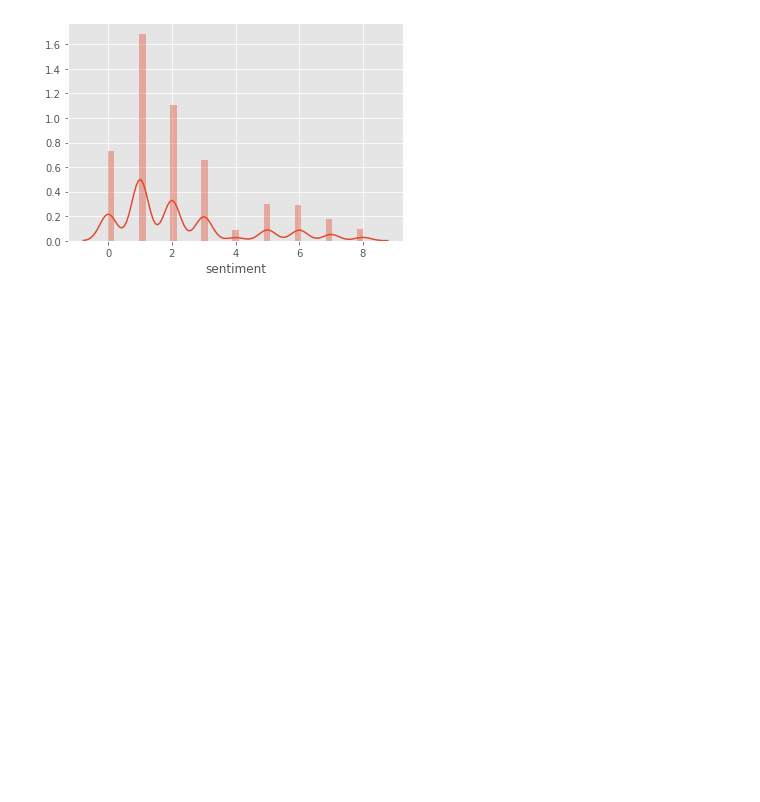
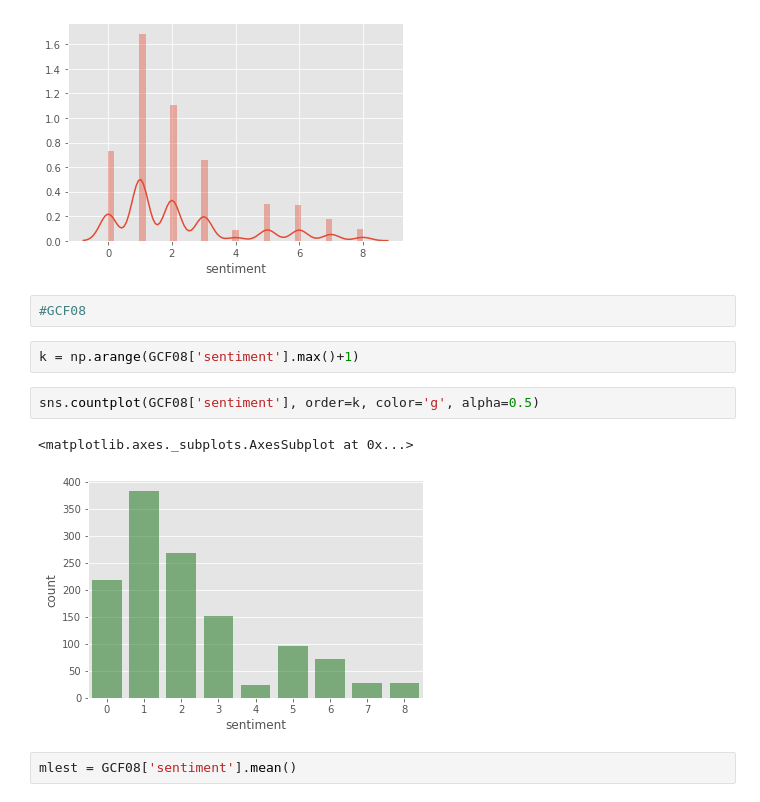
Before and after one commit to UNCG-CSE/Budget_Text_Analysis, a Jupyter notebook: src/EmotionAnalysis/Distribution.ipynb, the cells around one changed output. Cells and saved outputs as stored; diff of their text form; blank space fills up the shorter version.

```diff
--- a/src/EmotionAnalysis/Distribution.ipynb
+++ b/src/EmotionAnalysis/Distribution.ipynb
@@ -174,3 +175,14 @@ sns.distplot(CCE['sentiment'])
 # %% [output]
 <matplotlib.axes._subplots.AxesSubplot at 0x...>
 [figure]
+# %%
+#GCF08
+# %%
+k = np.arange(GCF08['sentiment'].max()+1)
+# %%
+sns.countplot(GCF08['sentiment'], order=k, color='g', alpha=0.5)
+# %% [output]
+<matplotlib.axes._subplots.AxesSubplot at 0x...>
+[figure, added]
+# %%
+mlest = GCF08['sentiment'].mean()
```
Also changed, not shown: parts of 10 cells of this notebook.
